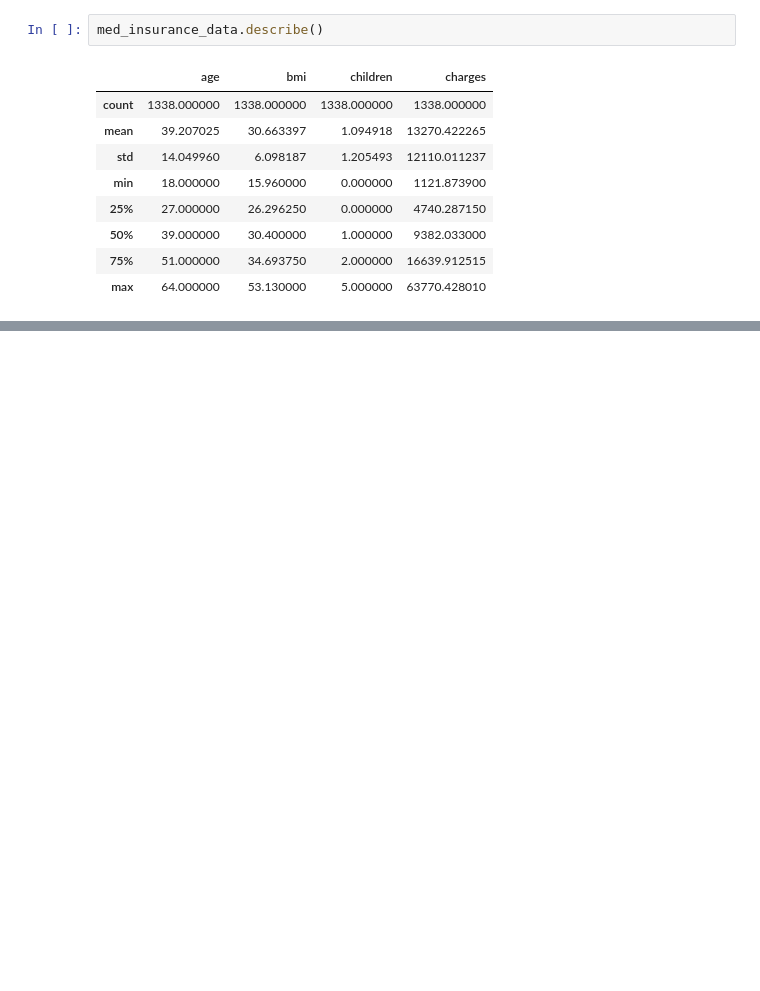
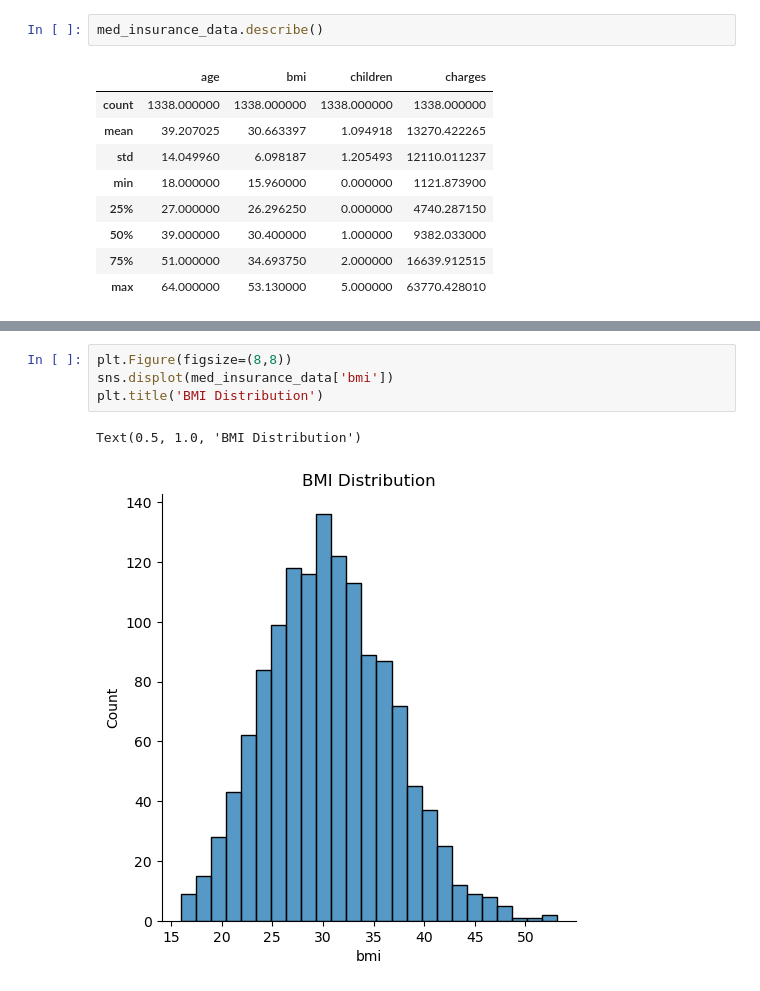
Before and after one commit to Ayodele10/Med_insurance_pred_Regression, a Jupyter notebook: Med_insurance_pred.ipynb, the cells around one changed output, grey strips where cells are left out. Drawn from its saved outputs; the diff is of its cells as text; blank space fills up the shorter version.

```diff
--- a/Med_insurance_pred.ipynb
+++ b/Med_insurance_pred.ipynb
@@ -82,0 +107,7 @@ med_insurance_data.describe()
+# %%
+plt.Figure(figsize=(8,8))
+sns.displot(med_insurance_data['bmi'])
+plt.title('BMI Distribution')
+# %% [output]
+Text(0.5, 1.0, 'BMI Distribution')
+[figure, added]
```
Also changed, not shown: parts of 32 cells of this notebook.
